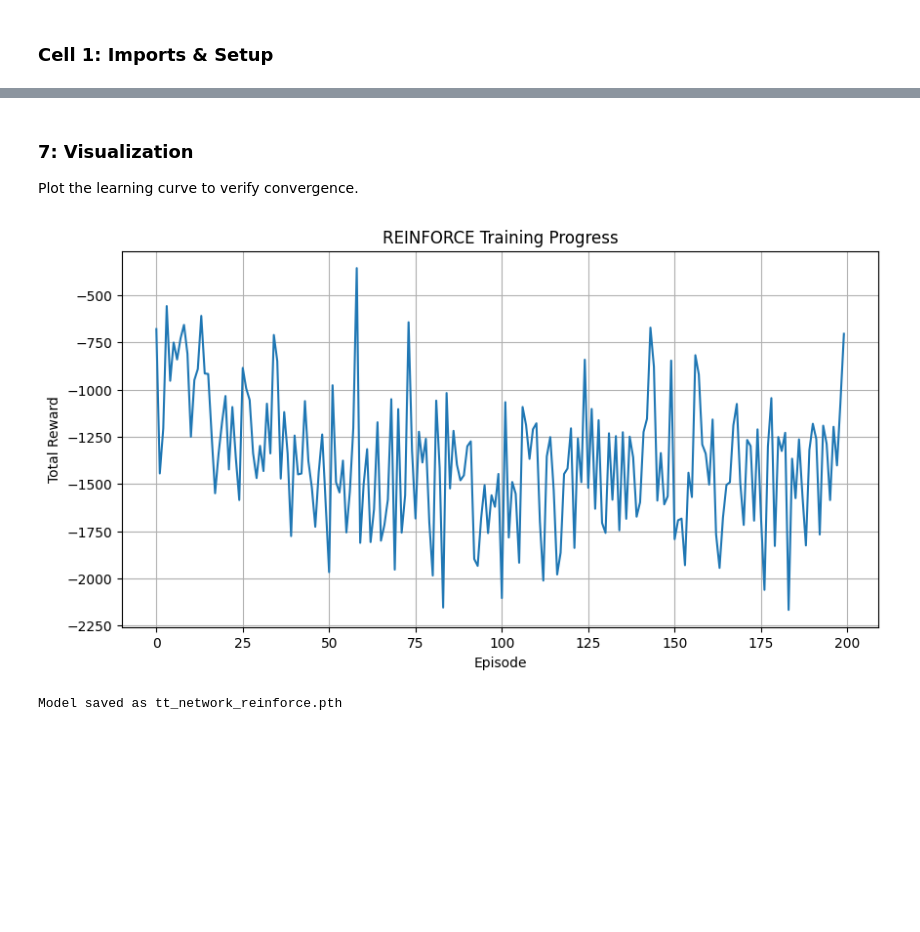
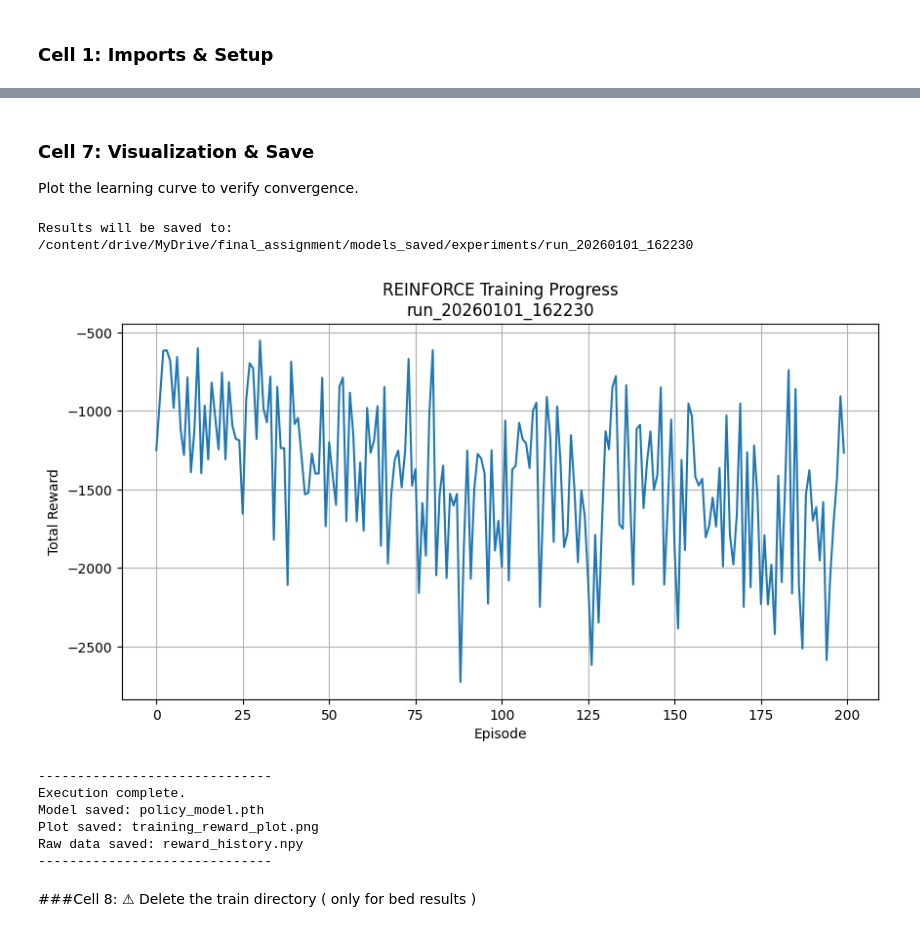
Before and after one commit to orc-podavini-grisenti/final_assignment, a Jupyter notebook: training/reinforcment.ipynb, the cells around one changed output, grey strips where cells are left out. Drawn from its saved outputs; the diff is of its cells as text; code cells hidden in the pictures; blank space fills up the shorter version.

```diff
--- a/training/reinforcment.ipynb
+++ b/training/reinforcment.ipynb
@@ -232,19 +269,71 @@ Episode 199 | Avg Reward: -1376.5 | Path Len: 23
 Training Complete.
 # %% [markdown]
-### 7: Visualization
+### Cell 7: Visualization & Save
 Plot the learning curve to verify convergence.
 # %%
+import os
+import torch
+import numpy as np
+import matplotlib.pyplot as plt
+from datetime import datetime
+
+
+# --- 1. SETUP DIRECTORY STRUCTURE ---
+# Generate a timestamp for the unique run ID (Format: YYYYMMDD_HHMMSS)
+current_time = datetime.now().strftime("%Y%m%d_%H%M%S")
+run_id = f"run_{current_time}"
+
+# Define the base output path
+if SAVE_ON_DRIVE:
+    base_output_path = os.path.join(drive_path, "experiments")
+else:
+    base_output_path = "experiments"
+
+# Create the specific directory for this training session
+output_dir = os.path.join(base_output_path, run_id)
+os.makedirs(output_dir, exist_ok=True)
+
+print(f"Results will be saved to: {output_dir}")
+
+
+# --- 2. PLOTTING AND SAVING FIGURES ---
 plt.figure(figsize=(10, 5))
 plt.plot(reward_history)
-plt.title("REINFORCE Training Progress")
+plt.title(f"REINFORCE Training Progress\n{run_id}")
 plt.xlabel("Episode")
 plt.ylabel("Total Reward")
 plt.grid(True)
+
+# Save the plot as a PNG file inside the run directory
+plot_filename = "training_reward_plot.png"
+plt.savefig(os.path.join(output_dir, plot_filename))
 plt.show()
 
-# Save the trained model
-torch.save(policy.state_dict(), "tt_network_reinforce.pth")
-print("Model saved as tt_network_reinforce.pth")
+
+# --- 3. SAVING MODEL AND DATA ---
+# Save the PyTorch model state dictionary
+model_filename = "policy_model.pth"
+model_path = os.path.join(output_dir, model_filename)
+torch.save(policy.state_dict(), model_path)
+
+# Save the raw reward history for future analysis/comparison
+data_filename = "reward_history.npy"
+np.save(os.path.join(output_dir, data_filename), np.array(reward_history))
+
+print("-" * 30)
+print(f"Execution complete.")
+print(f"Model saved: {model_filename}")
+print(f"Plot saved: {plot_filename}")
+print(f"Raw data saved: {data_filename}")
+print("-" * 30)
 # %% [output]
+Results will be saved to: /content/drive/MyDrive/final_assignment/models_saved/experiments/run_20260101_162230
-[figure, old version]
+[figure, new version]
-Model saved as tt_network_reinforce.pth
+------------------------------
+Execution complete.
+Model saved: policy_model.pth
+Plot saved: training_reward_plot.png
+Raw data saved: reward_history.npy
+------------------------------
+# %% [markdown]
+###Cell 8: ⚠ Delete the train directory ( only for bed results )
```
Also changed, not shown: parts of 10 cells of this notebook.
